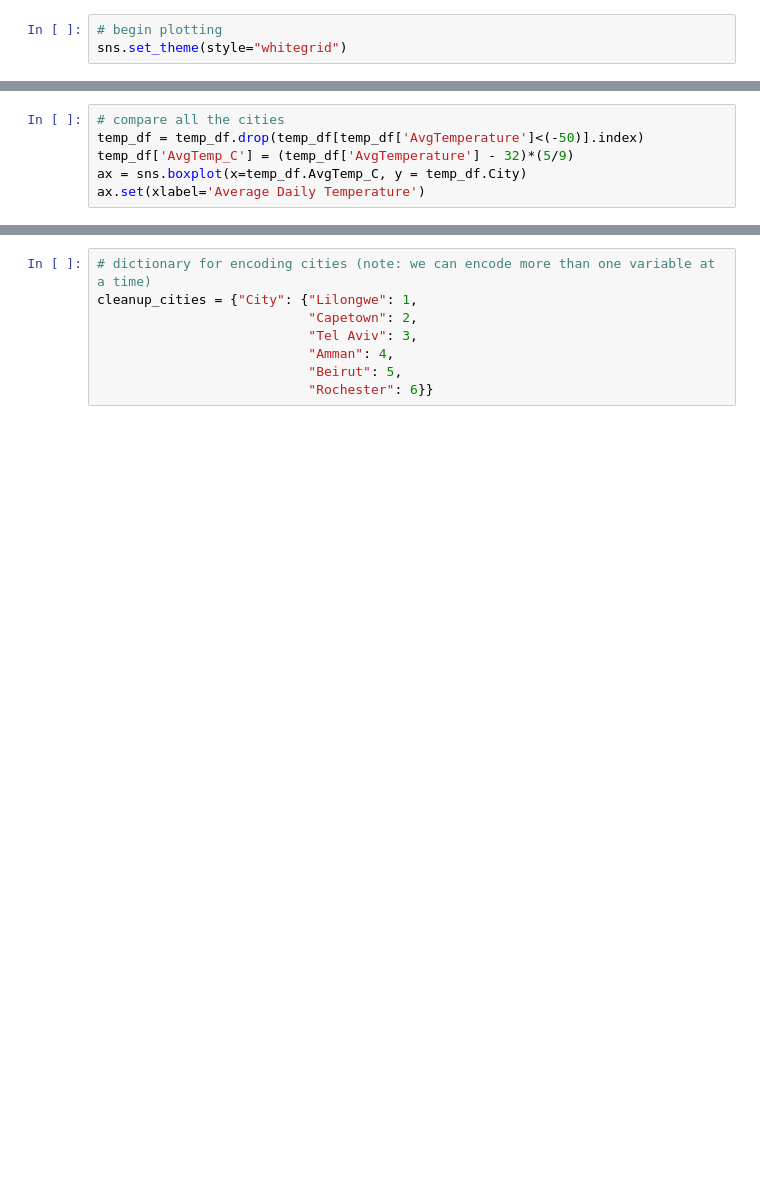
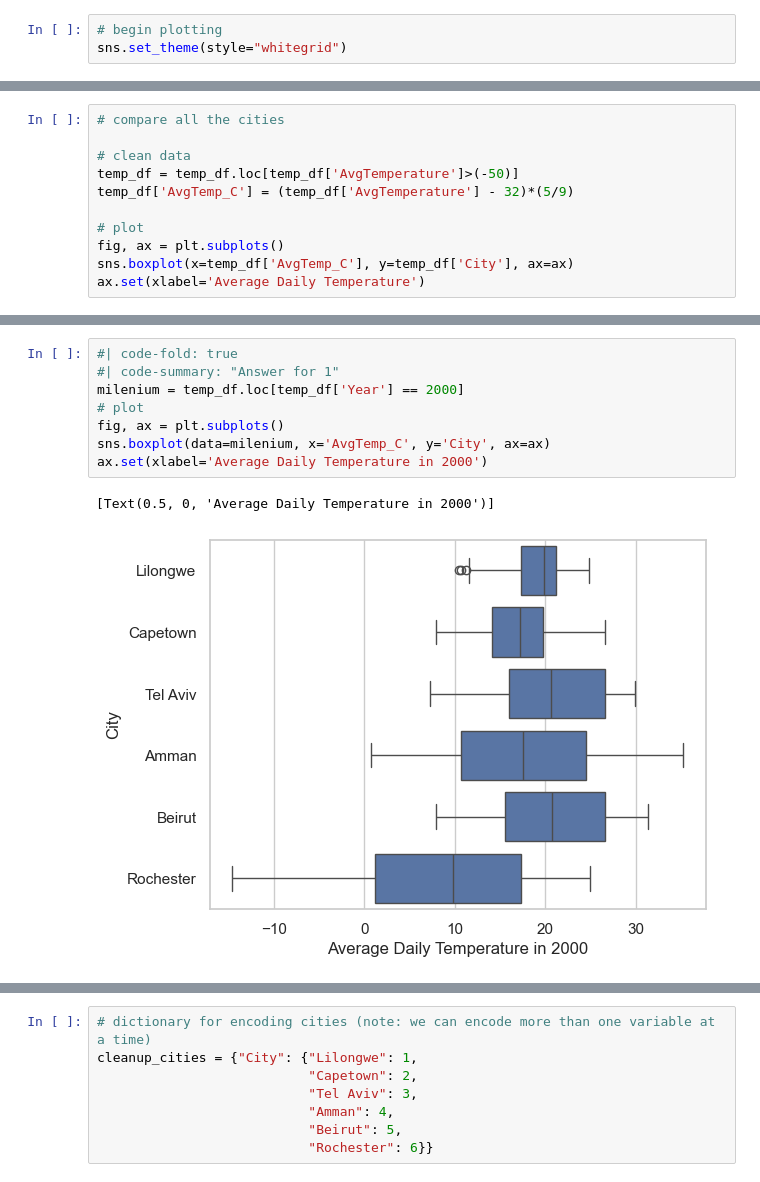
Before and after one commit to ErezFeuer/data-science, a Jupyter notebook: tirgul/tirgul_2/tirgul_2.ipynb, the cells around one changed output, grey strips where cells are left out. Saved outputs shown, nothing was run; the diff lists cells and outputs as text; blank space fills up the shorter version.

```diff
--- a/tirgul/tirgul_2/tirgul_2.ipynb
+++ b/tirgul/tirgul_2/tirgul_2.ipynb
@@ -141,6 +141,0 @@ ax.set(xlabel=f'Average Daily Temperature in {city}')
-# %%
-# compare all the cities
-temp_df = temp_df.drop(temp_df[temp_df['AvgTemperature']<(-50)].index)
-temp_df['AvgTemp_C'] = (temp_df['AvgTemperature'] - 32)*(5/9)
-ax = sns.boxplot(x=temp_df.AvgTemp_C, y = temp_df.City)
-ax.set(xlabel='Average Daily Temperature')
@@ -241,0 +151,11 @@ array(['Lilongwe', 'Capetown', 'Tel Aviv', 'Amman', 'Beirut', 'Rochester'],
+# %%
+# compare all the cities
+
+# clean data
+temp_df = temp_df.loc[temp_df['AvgTemperature']>(-50)]
+temp_df['AvgTemp_C'] = (temp_df['AvgTemperature'] - 32)*(5/9)
+
+# plot
+fig, ax = plt.subplots()
+sns.boxplot(x=temp_df['AvgTemp_C'], y=temp_df['City'], ax=ax)
+ax.set(xlabel='Average Daily Temperature')
@@ -241,0 +182,11 @@ array(['Lilongwe', 'Capetown', 'Tel Aviv', 'Amman', 'Beirut', 'Rochester'],
+# %%
+#| code-fold: true
+#| code-summary: "Answer for 1"
+milenium = temp_df.loc[temp_df['Year'] == 2000]
+# plot
+fig, ax = plt.subplots()
+sns.boxplot(data=milenium, x='AvgTemp_C', y='City', ax=ax)
+ax.set(xlabel='Average Daily Temperature in 2000')
+# %% [output]
+[Text(0.5, 0, 'Average Daily Temperature in 2000')]
+[figure, added]
```
Also changed, not shown: parts of 54 cells of this notebook, 15 other files.
